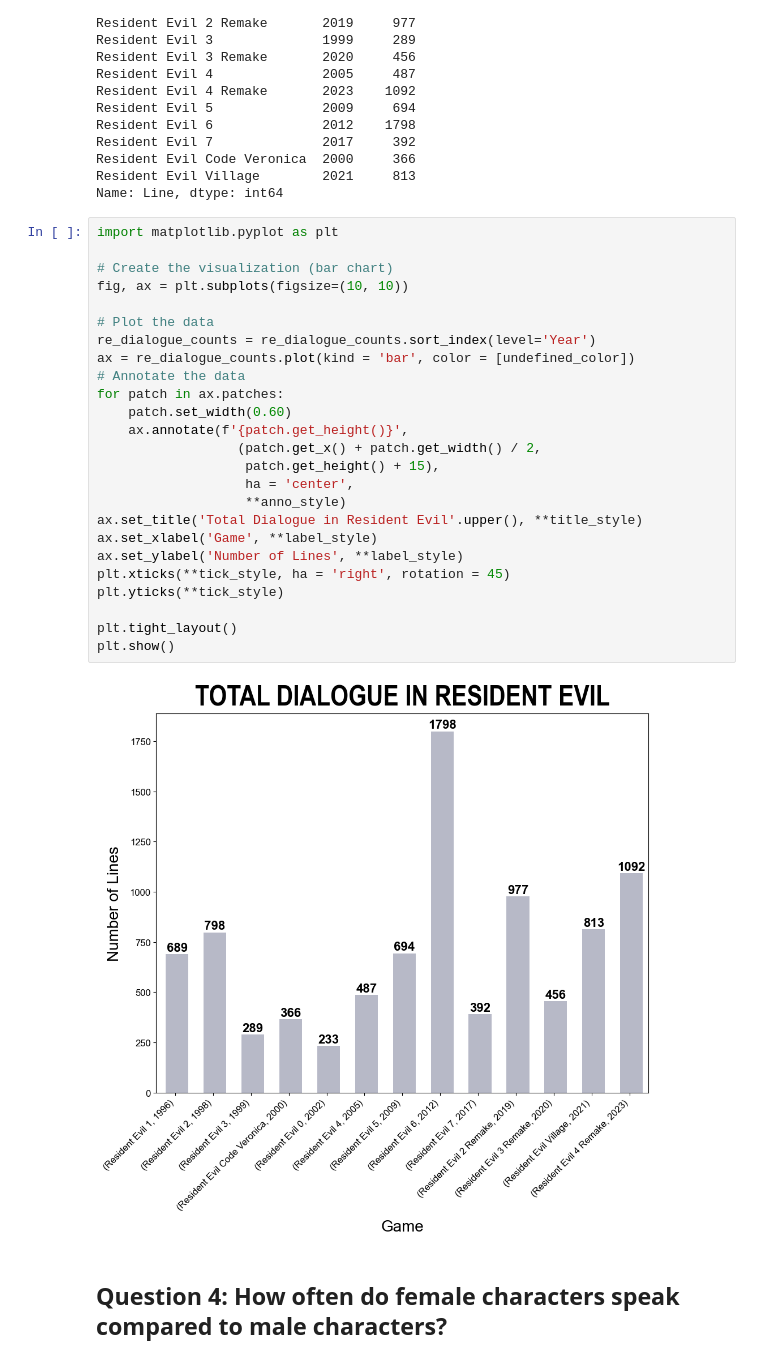
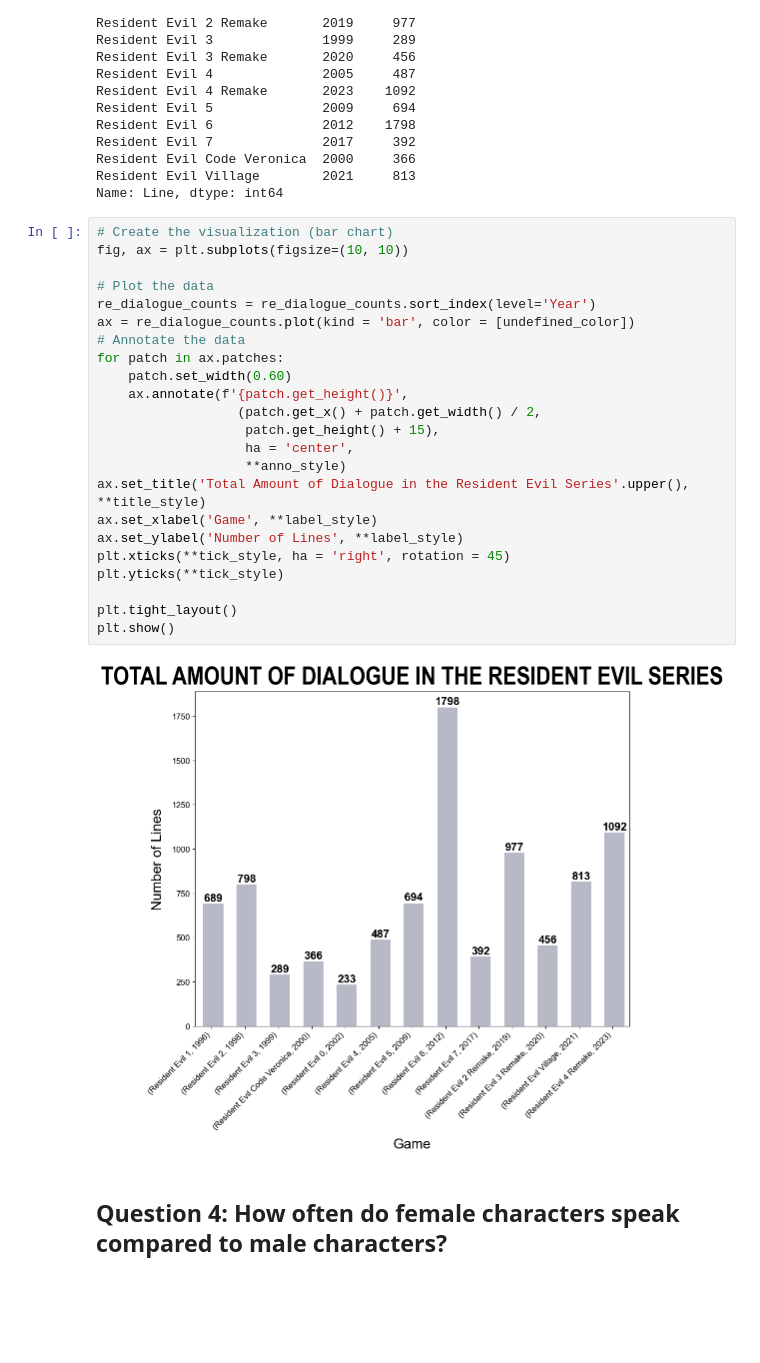
Before and after one commit to something999/is-278-resident-evil-data-viz, a Jupyter notebook: re-all-data/RE_Data_Analysis.ipynb, the cells around one changed output. Drawn from its saved outputs; the diff is of its cells as text; blank space fills up the shorter version.

```diff
--- a/re-all-data/RE_Data_Analysis.ipynb
+++ b/re-all-data/RE_Data_Analysis.ipynb
@@ -277,32 +327,30 @@ Resident Evil Code Veronica  2000     366
 Resident Evil Village        2021     813
 Name: Line, dtype: int64
 # %%
-import matplotlib.pyplot as plt
-
 # Create the visualization (bar chart)
 fig, ax = plt.subplots(figsize=(10, 10))
 
 # Plot the data
 re_dialogue_counts = re_dialogue_counts.sort_index(level='Year')
 ax = re_dialogue_counts.plot(kind = 'bar', color = [undefined_color])
 # Annotate the data
 for patch in ax.patches:
     patch.set_width(0.60)
     ax.annotate(f'{patch.get_height()}',
                   (patch.get_x() + patch.get_width() / 2,
                    patch.get_height() + 15),
                    ha = 'center',
                    **anno_style)
-ax.set_title('Total Dialogue in Resident Evil'.upper(), **title_style)
+ax.set_title('Total Amount of Dialogue in the Resident Evil Series'.upper(), **title_style)
 ax.set_xlabel('Game', **label_style)
 ax.set_ylabel('Number of Lines', **label_style)
 plt.xticks(**tick_style, ha = 'right', rotation = 45)
 plt.yticks(**tick_style)
 
 plt.tight_layout()
 plt.show()
 # %% [output]
-[figure, old version]
+[figure, new version]
 # %% [markdown]
 ## **Question 4: How often do female characters speak compared to male characters?**
 # %%
```
Also changed, not shown: parts of 24 cells of this notebook, 1 other file.
